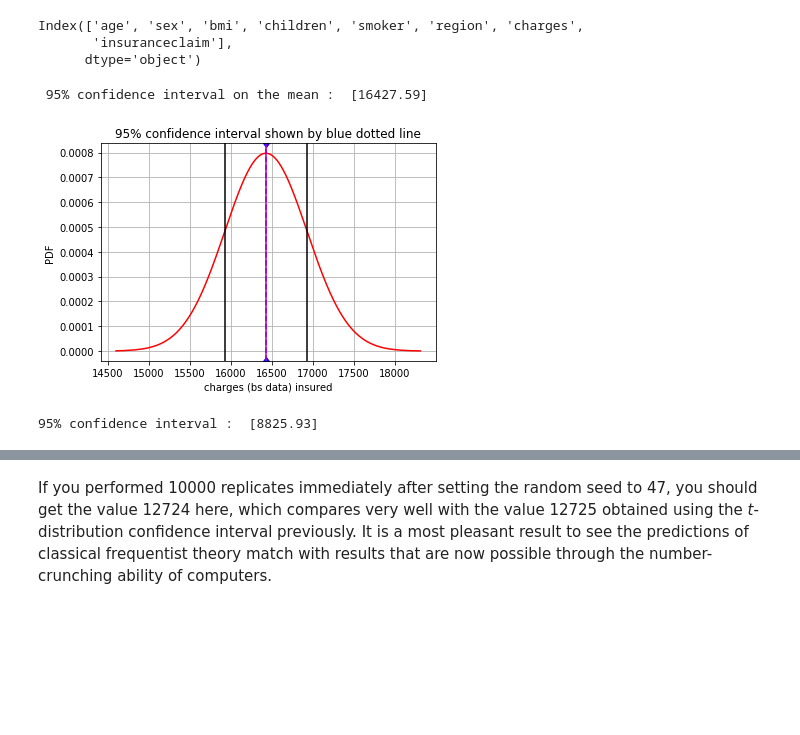
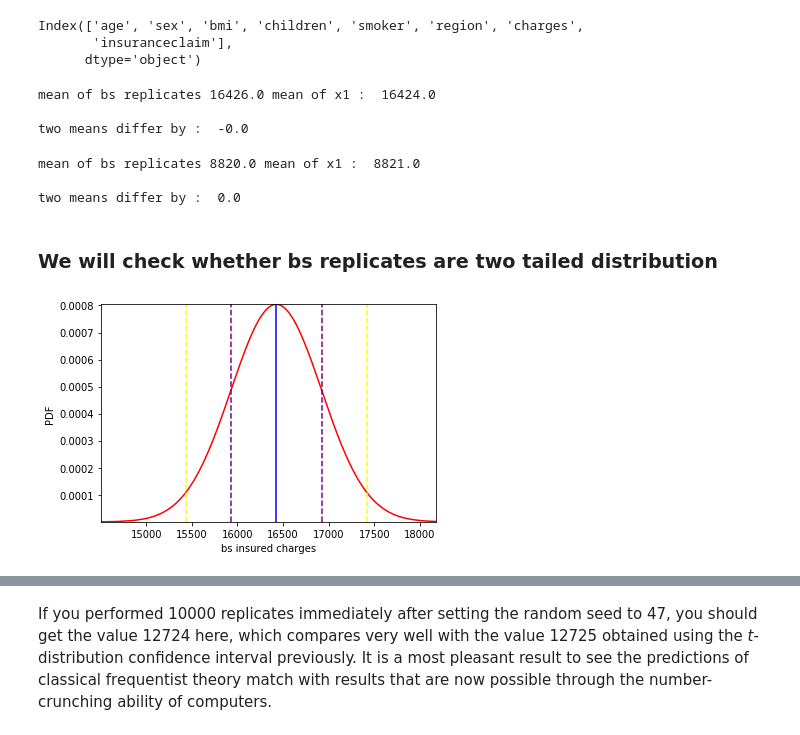
Before and after one commit to dsGitHubRepository/default-of-credit-card-clients, a Jupyter notebook: inferential_statistics_2-Q.ipynb, the cells around one changed output, grey strips where cells are left out. Saved outputs shown, nothing was run; the diff lists cells and outputs as text; code cells hidden in the pictures; blank space fills up the shorter version.

```diff
--- a/inferential_statistics_2-Q.ipynb
+++ b/inferential_statistics_2-Q.ipynb
@@ -123,41 +122,51 @@ Index(['age', 'sex', 'bmi', 'children', 'smoker', 'region', 'charges',
 # %%
 np.random.seed(47)
 N_rep = 10000
-# %%
-# bootstrap replicate function
-def bs_replicate_1d(data, func, **kwargs):
-    """Generate bootstrap replicate of 1D data"""
-    bs_sample = np.random.choice(data, len(data))
-    return func(bs_sample, **kwargs)
-
-bs_x1 = [bs_replicate_1d(x1, np.mean) for i in np.arange(10000)]
-
-conf_int_bs_x1 = np.percentile(np.mean(bs_x1), [5])
-
-print( '\n 95% confidence interval on the mean : ', np.round(conf_int_bs_x1, 2) )
-# %% [output]
- 95% confidence interval on the mean :  [16427.59]
+# %%
+# Define function to randomly select a sample from a dataset (of the same size)
+def bootstrap_replicate_1d(data, func):
+    return func(np.random.choice(data, size=len(data)))
+
+# Define function to get size number of bootstrap replicates using an input sample and replicate function
+def draw_bs_reps(data, func, size):
+    bs_replicates = np.empty(size)
+    for i in range(size):
+        bs_replicates[i] = bootstrap_replicate_1d(data, func)
+    return bs_replicates
+# %%
+#bs_x1 = [bootstrap_replicate_1d(x1, np.mean) for i in np.arange(10000)]
+bs_x1 = draw_bs_reps(x1, np.mean, size=N_rep)
+print('\nmean of bs replicates', np.round(np.mean(bs_x1)), 'mean of x1 : ', np.round(np.mean(x1)) )
+print('\ntwo means differ by : ', np.round((np.mean(x1)-np.mean(bs_x1))*100/((np.mean(x1)+np.mean(bs_x1))/2)))
+# %% [output]
+mean of bs replicates 16426.0 mean of x1 :  16424.0
+
+two means differ by :  -0.0
+# %%
+#bs_x1 = [bootstrap_replicate_1d(x1, np.mean) for i in np.arange(10000)]
+bs_x2 = draw_bs_reps(x2, np.mean, size=N_rep)
+print('\nmean of bs replicates', np.round(np.mean(bs_x2)), 'mean of x1 : ', np.round(np.mean(x2)) )
+print('\ntwo means differ by : ', np.round((np.mean(x2)-np.mean(bs_x2))*100/((np.mean(x2)+np.mean(bs_x2))/2)))
+# %% [output]
+mean of bs replicates 8820.0 mean of x1 :  8821.0
+
+two means differ by :  0.0
+# %% [markdown]
+### We will check whether bs replicates are two tailed distribution
 # %%
 bs_x1_s = np.sort(bs_x1)
-bs_x1_pdf = norm.pdf(bs_x1_s, loc = np.mean(bs_x1), scale = np.std(bs_x1))
-
-_ = plt.plot(bs_x1_s, bs_x1_pdf, 'red')
-_ = plt.grid()
-_ = plt.axvline(conf_int_bs_x1, marker='d', linestyle='--', color='b')
-_ = plt.axvline(np.mean(bs_x1), linestyle = '-', color='m')
-_ = plt.axvline(np.mean(bs_x1)+np.std(bs_x1), linestyle = '-', color='k')
-_ = plt.axvline(np.mean(bs_x1)-np.std(bs_x1), linestyle = '-', color='k')
-_ = plt.title('95% confidence interval shown by blue dotted line')
-_ = plt.ylabel('PDF')
-_ = plt.xlabel('charges (bs data) insured')
-_ = plt.show()
+bs_x1_pdf = norm.pdf(bs_x1_s, loc=np.mean(bs_x1), scale=np.std(bs_x1))
+plt.plot(np.sort(bs_x1), bs_x1_pdf, color='red')
+plt.axvline(np.mean(bs_x1), linestyle='-', color='blue')
+plt.axvline(np.mean(bs_x1)+np.std(bs_x1), linestyle='--', color='purple')
+plt.axvline(np.mean(bs_x1)-np.std(bs_x1), linestyle='--', color='purple')
+plt.axvline(np.mean(bs_x1)+2*np.std(bs_x1), linestyle='--', color='yellow')
+plt.axvline(np.mean(bs_x1)-2*np.std(bs_x1), linestyle='--', color='yellow')
+plt.autoscale(enable=True, tight=True)
+plt.ylabel('PDF')
+plt.xlabel('bs insured charges')
+plt.show()
 # %% [output]
-[figure, old version]
+[figure, new version]
-# %%
-bs_x2 = [bs_replicate_1d(x2, np.mean) for i in np.arange(10000)]
-conf_int_bs_x2 = np.percentile(np.mean(bs_x2), [5])
-print('95% confidence interval : ', np.round(conf_int_bs_x2, 2) )
-# %% [output]
-95% confidence interval :  [8825.93]
 # %%
 bs_x2_s = np.sort(bs_x2)
```
Also changed, not shown: parts of 14 cells of this notebook.
